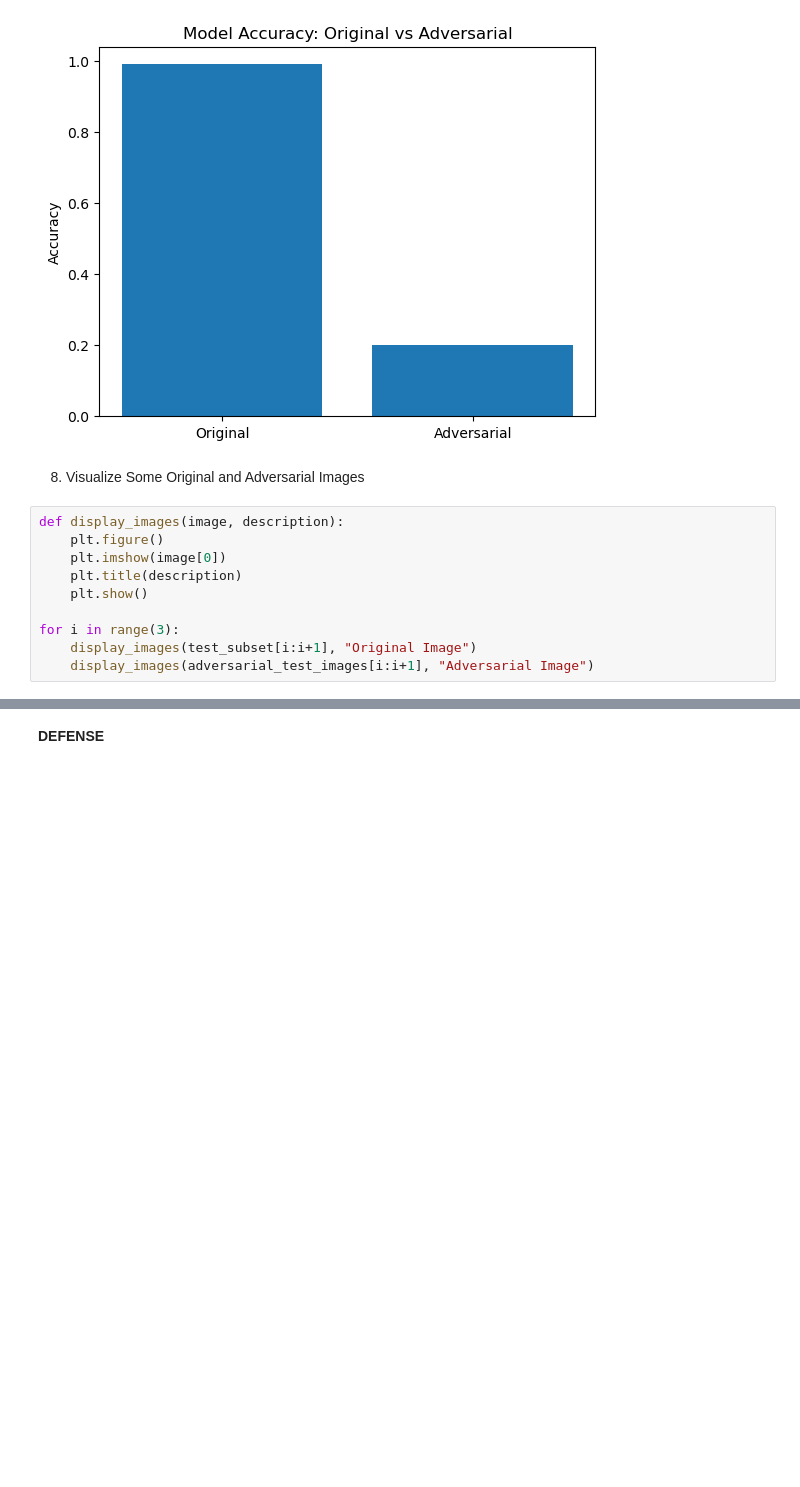
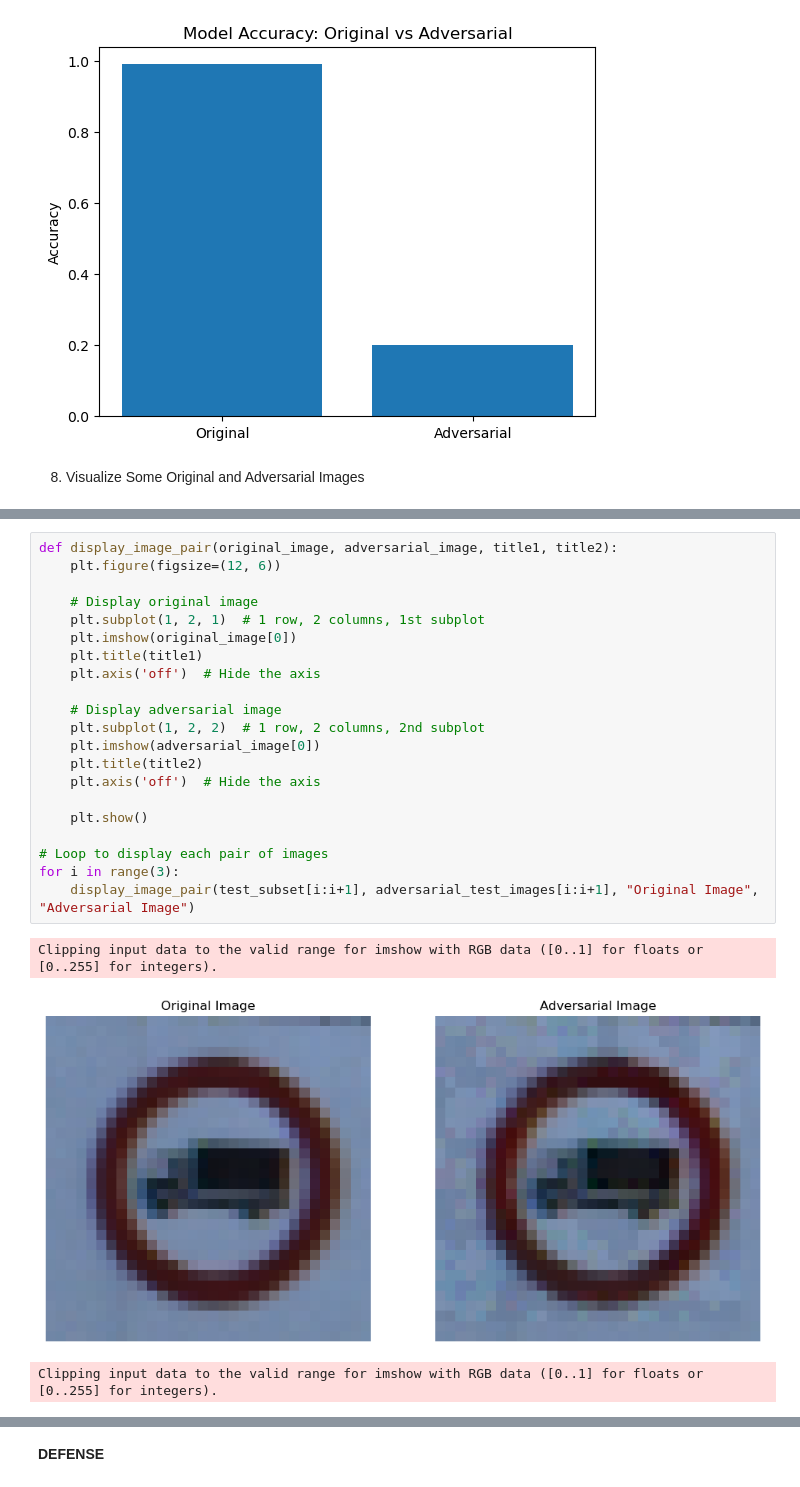
Before and after one commit to Ykanj/FDS-Final, a Jupyter notebook: Traffic_Sign_Recognition.ipynb, the cells around one changed output, grey strips where cells are left out. Cells and saved outputs as stored; diff of their text form; blank space fills up the shorter version.

```diff
--- a/Traffic_Sign_Recognition.ipynb
+++ b/Traffic_Sign_Recognition.ipynb
@@ -143,13 +154,3 @@ Adversarial Model Accuracy: 20.00%
 [figure]
 # %% [markdown]
 8. Visualize Some Original and Adversarial Images
-# %%
-def display_images(image, description):
-    plt.figure()
-    plt.imshow(image[0])
-    plt.title(description)
-    plt.show()
-
-for i in range(3):
-    display_images(test_subset[i:i+1], "Original Image")
-    display_images(adversarial_test_images[i:i+1], "Adversarial Image")
@@ -164,0 +157,25 @@ Clipping input data to the valid range for imshow with RGB data ([0..1] for floa
+# %%
+def display_image_pair(original_image, adversarial_image, title1, title2):
+    plt.figure(figsize=(12, 6))
+
+    # Display original image
+    plt.subplot(1, 2, 1)  # 1 row, 2 columns, 1st subplot
+    plt.imshow(original_image[0])
+    plt.title(title1)
+    plt.axis('off')  # Hide the axis
+
+    # Display adversarial image
+    plt.subplot(1, 2, 2)  # 1 row, 2 columns, 2nd subplot
+    plt.imshow(adversarial_image[0])
+    plt.title(title2)
+    plt.axis('off')  # Hide the axis
+
+    plt.show()
+
+# Loop to display each pair of images
+for i in range(3):
+    display_image_pair(test_subset[i:i+1], adversarial_test_images[i:i+1], "Original Image", "Adversarial Image")
+# %% [output]
+Clipping input data to the valid range for imshow with RGB data ([0..1] for floats or [0..255] for integers).
+[figure, added]
+Clipping input data to the valid range for imshow with RGB data ([0..1] for floats or [0..255] for integers).
```
Also changed, not shown: parts of 5 cells of this notebook.
